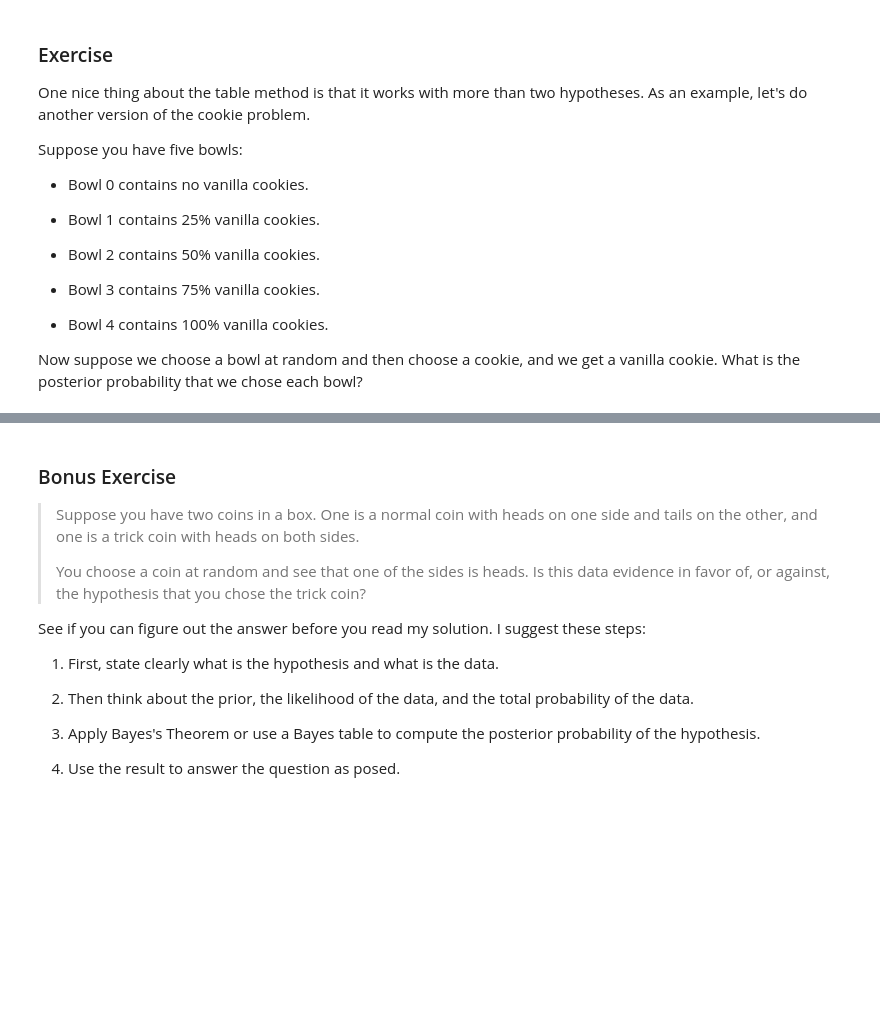
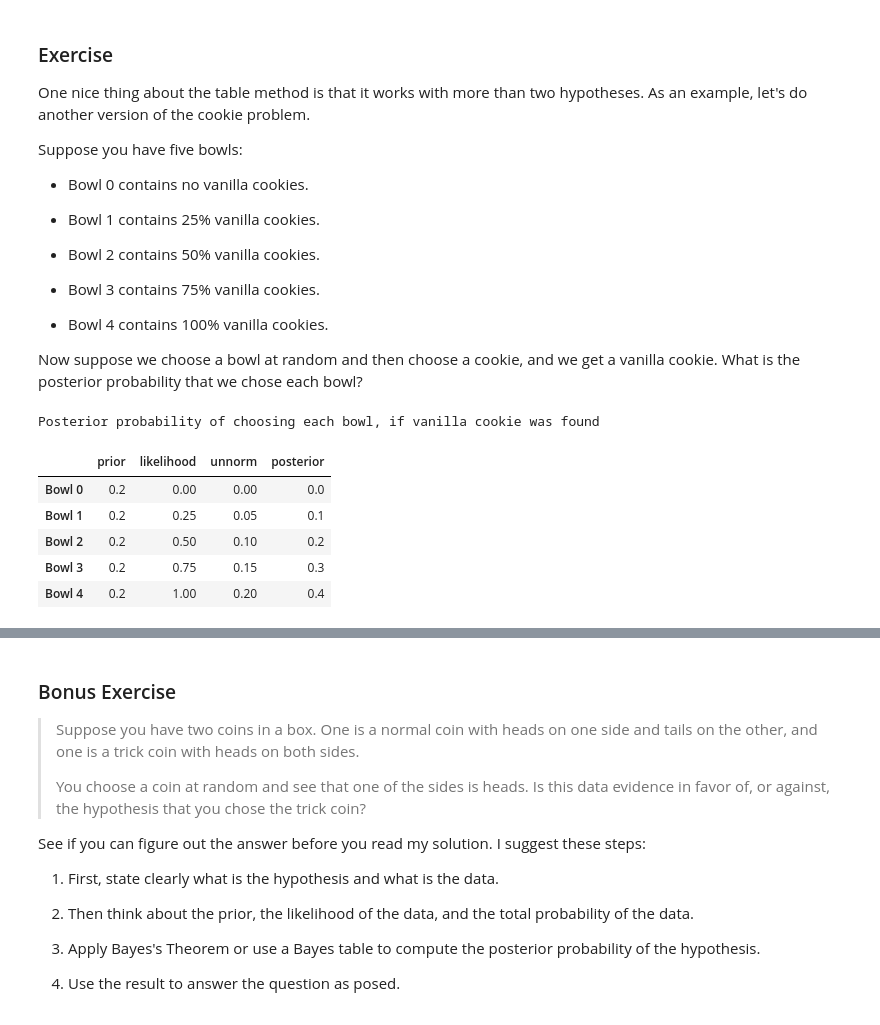
Before and after one commit to soumyatanwar/stats-and-more, a Jupyter notebook: 01_cookie.ipynb, the cells around one changed output, grey strips where cells are left out. Drawn from its saved outputs; the diff is of its cells as text; code cells hidden in the pictures; blank space fills up the shorter version.

```diff
--- a/01_cookie.ipynb
+++ b/01_cookie.ipynb
@@ -216,3 +272,45 @@ Suppose you have five bowls:
 * Bowl 4 contains 100% vanilla cookies.
 
 Now suppose we choose a bowl at random and then choose a cookie, and we get a vanilla cookie.  What is the posterior probability that we chose each bowl?
+# %%
+import pandas as pd
+
+def make_bayes_table(hypos, prior, likelihood):
+    """Make a Bayes table.
+
+    hypos: sequence of hypotheses
+    prior: prior probabilities
+    likelihood: sequence of likelihoods
+
+    returns: DataFrame
+    """
+    table = pd.DataFrame(index=hypos)
+    table['prior'] = prior
+    table['likelihood'] = likelihood
+    table['unnorm'] = table['prior'] * table['likelihood']
+    prob_data = table['unnorm'].sum()
+    table['posterior'] = table['unnorm'] / prob_data
+    return table
+# %%
+# Extending the above example to support more number of hypothesis and tracking their posterior probabilities, based on data (observations)
+num_of_bowls = 5
+hypos = ['Bowl '+str(bowl_num) for bowl_num in range(num_of_bowls)]
+# hypos
+
+priors = [1/num_of_bowls for bowl_num in range(num_of_bowls)]
+# priors
+
+vanilla_cookie_dist = [0, 0.25, 0.5, 0.75, 1]
+likelihood_vanilla = vanilla_cookie_dist
+likelihood_chocolate = [1-likelihood_vanilla[bowl] for bowl in range(num_of_bowls)]
+# %%
+print("Posterior probability of choosing each bowl, if vanilla cookie was found")
+make_bayes_table(hypos, priors, likelihood_vanilla)
+# %% [output]
+Posterior probability of choosing each bowl, if vanilla cookie was found
+|  | prior | likelihood | unnorm | posterior |
+| Bowl 0 | 0.2 | 0.00 | 0.00 | 0.0 |
+| Bowl 1 | 0.2 | 0.25 | 0.05 | 0.1 |
+| Bowl 2 | 0.2 | 0.50 | 0.10 | 0.2 |
+| Bowl 3 | 0.2 | 0.75 | 0.15 | 0.3 |
+| Bowl 4 | 0.2 | 1.00 | 0.20 | 0.4 |
```
Also changed, not shown: parts of 22 cells of this notebook.
